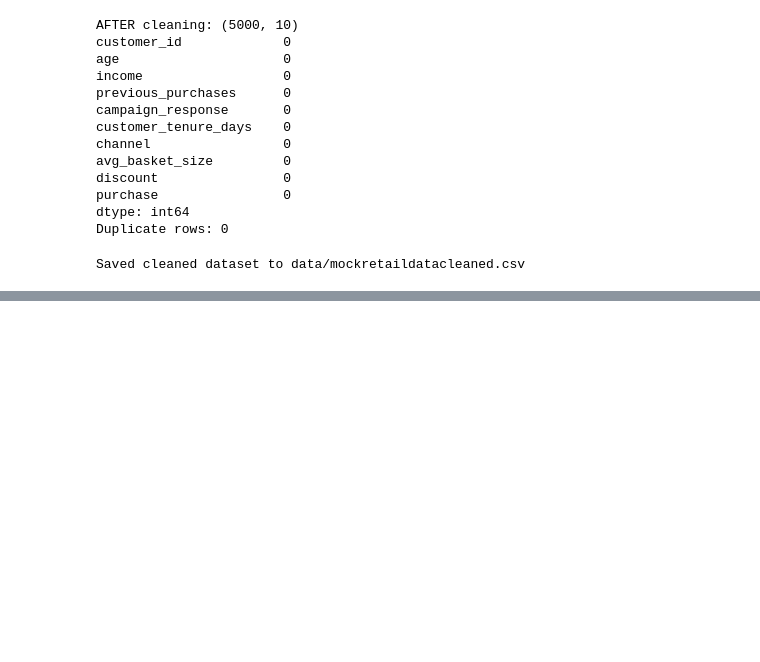
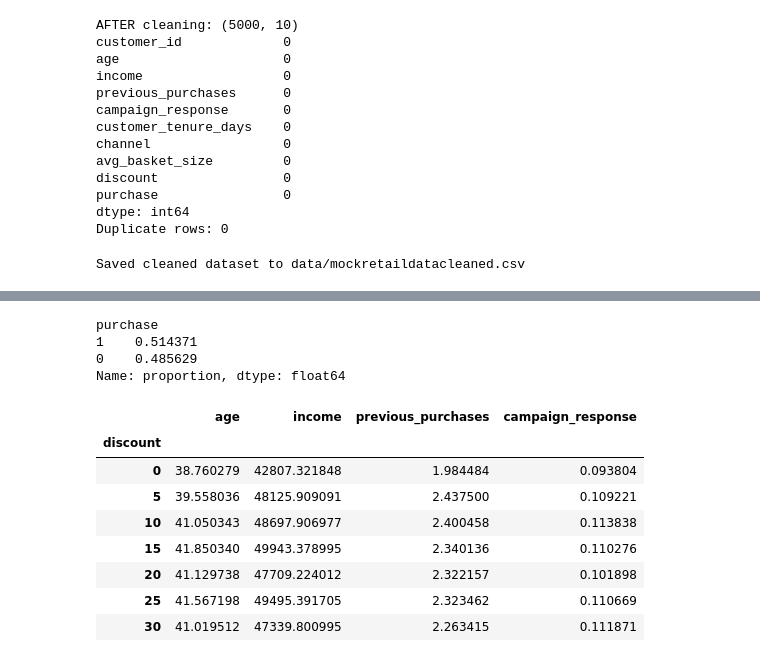
Before and after one commit to Hadiyadishant/EconoCausal, a Jupyter notebook: notebooks/data_exploration.ipynb, the cells around one changed output, grey strips where cells are left out. Saved outputs shown, nothing was run; the diff lists cells and outputs as text; code cells hidden in the pictures; blank space fills up the shorter version.

Commit message:
Add purchase distribution, outcome analysis, confounder checks, and naive purchase rate

```diff
--- a/notebooks/data_exploration.ipynb
+++ b/notebooks/data_exploration.ipynb
@@ -133,0 +147,26 @@ Saved cleaned dataset to data/mockretaildatacleaned.csv
+# %%
+#outcome distribution(purchase)
+df['purchase'].value_counts(normalize=True)
+# %% [output]
+purchase
+1    0.514371
+0    0.485629
+Name: proportion, dtype: float64
+# %%
+''' Confounding sanity check
+
+If income, previous_purchases, and campaign_response are true confounders, customers
+who received a discount should look systematically different (e.g. higher income) from
+those who didn't. This is what Dishant/DoWhy needs to adjust for later.'''
+
+df.groupby('discount')[['age', 'income', 'previous_purchases', 'campaign_response']].mean()
+# %% [output]
+|  | age | income | previous_purchases | campaign_response |
+| discount |  |  |  |  |
+| 0 | 38.760279 | 42807.321848 | 1.984484 | 0.093804 |
+| 5 | 39.558036 | 48125.909091 | 2.437500 | 0.109221 |
+| 10 | 41.050343 | 48697.906977 | 2.400458 | 0.113838 |
+| 15 | 41.850340 | 49943.378995 | 2.340136 | 0.110276 |
+| 20 | 41.129738 | 47709.224012 | 2.322157 | 0.101898 |
+| 25 | 41.567198 | 49495.391705 | 2.323462 | 0.110669 |
+| 30 | 41.019512 | 47339.800995 | 2.263415 | 0.111871 |
```
Also changed, not shown: parts of 2 cells of this notebook.
